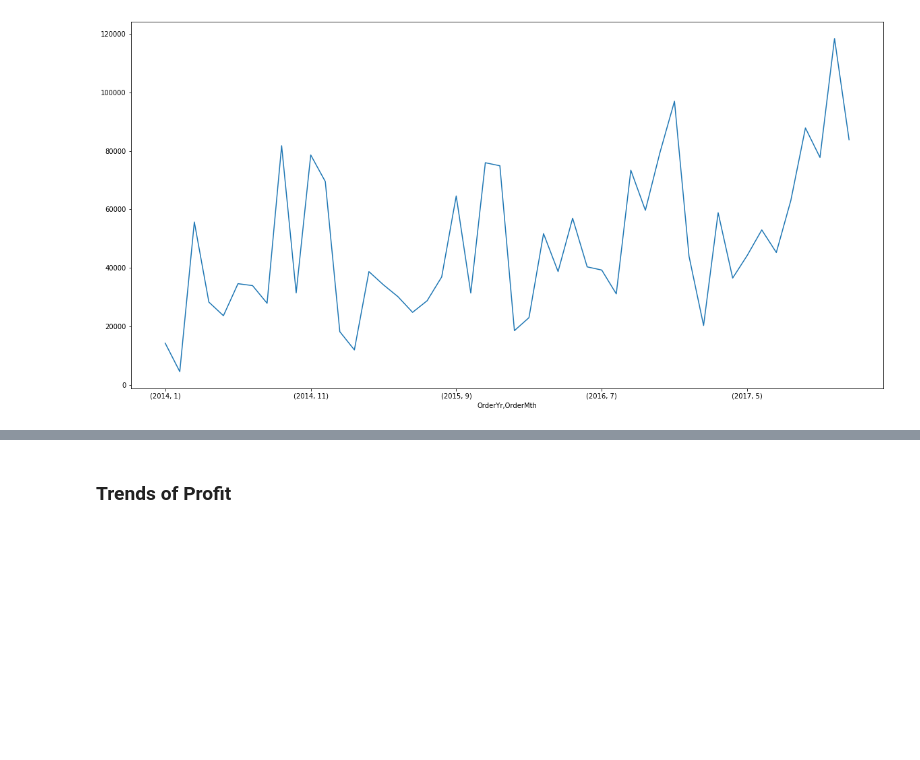
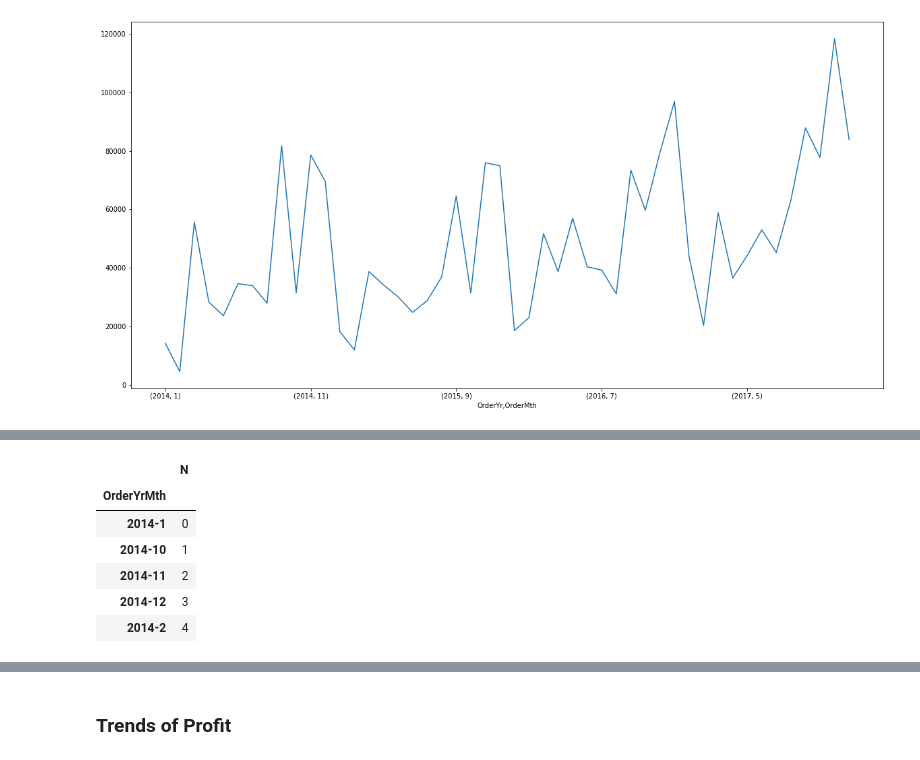
Before and after one commit to tsuibergsveryown/Superstore-DataAnalysis-1, a Jupyter notebook: starter-code.ipynb, the cells around one changed output, grey strips where cells are left out. Saved outputs shown, nothing was run; the diff lists cells and outputs as text; code cells hidden in the pictures; blank space fills up the shorter version.

```diff
--- a/starter-code.ipynb
+++ b/starter-code.ipynb
@@ -998,0 +1031,10 @@ df_orders.groupby(['OrderYr', 'OrderMth'])['Sales'].sum().plot()
+# %%
+df_timeSales.iloc[:, 1:].head()
+# %% [output]
+|  | N |
+| OrderYrMth |  |
+| 2014-1 | 0 |
+| 2014-10 | 1 |
+| 2014-11 | 2 |
+| 2014-12 | 3 |
+| 2014-2 | 4 |
```
Also changed, not shown: parts of 13 cells of this notebook.
